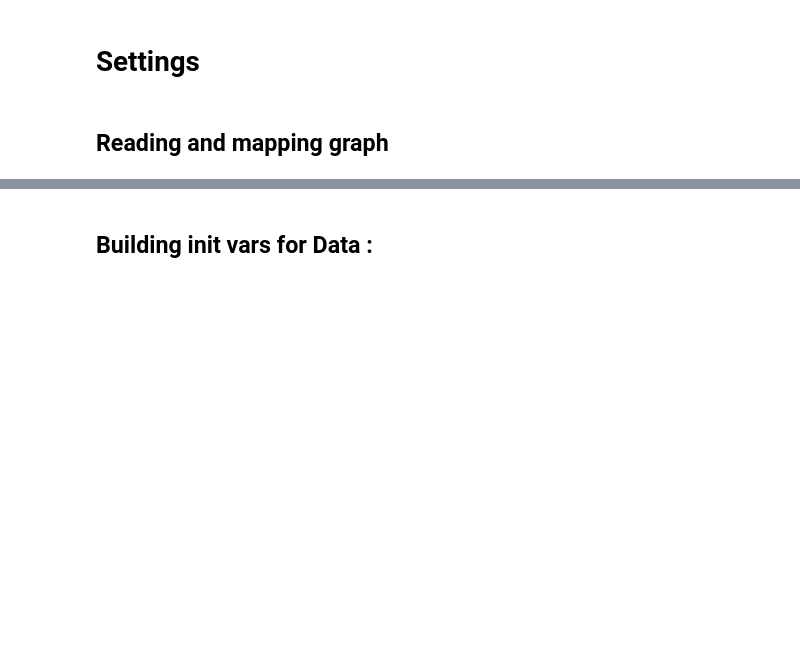
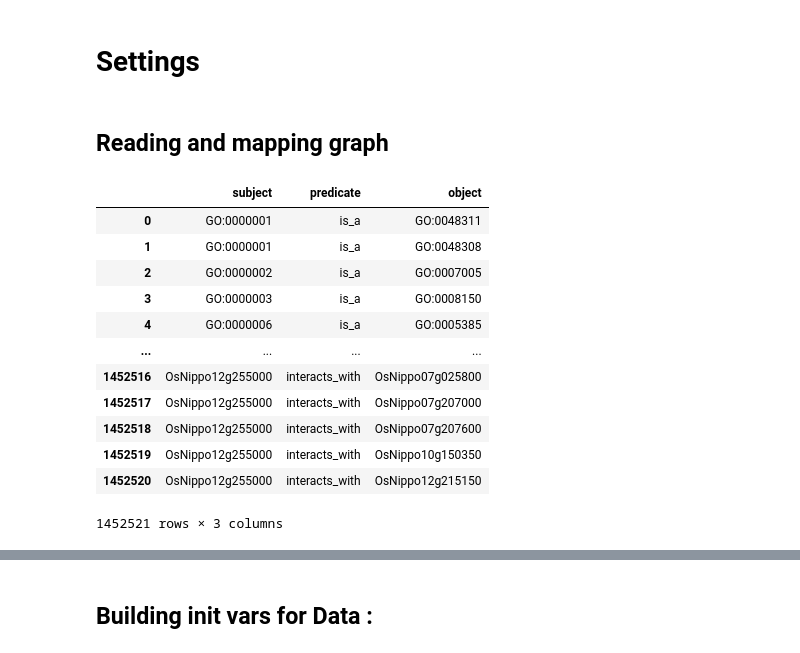
Before and after one commit to ElliotButz/ESL2024, a Jupyter notebook: code/00_Mapping_iric_and_make_datasets.ipynb, the cells around one changed output, grey strips where cells are left out. Cells and saved outputs as stored; diff of their text form; code cells hidden in the pictures; blank space fills up the shorter version.

```diff
--- a/code/00_Mapping_iric_and_make_datasets.ipynb
+++ b/code/00_Mapping_iric_and_make_datasets.ipynb
@@ -24,3 +22,20 @@ train_path = datasets_save_path + 'TRAIN' +  '.pickle'
 device = 'cpu'
 # %% [markdown]
 ## Reading and mapping graph
+# %%
+iric = pd.read_csv(file_path, delimiter='\t')
+display(iric)
+# %% [output]
+|  | subject | predicate | object |
+| 0 | GO:0000001 | is_a | GO:0048311 |
+| 1 | GO:0000001 | is_a | GO:0048308 |
+| 2 | GO:0000002 | is_a | GO:0007005 |
+| 3 | GO:0000003 | is_a | GO:0008150 |
+| 4 | GO:0000006 | is_a | GO:0005385 |
+| ... | ... | ... | ... |
+| 1452516 | OsNippo12g255000 | interacts_with | OsNippo07g025800 |
+| 1452517 | OsNippo12g255000 | interacts_with | OsNippo07g207000 |
+| 1452518 | OsNippo12g255000 | interacts_with | OsNippo07g207600 |
+| 1452519 | OsNippo12g255000 | interacts_with | OsNippo10g150350 |
+| 1452520 | OsNippo12g255000 | interacts_with | OsNippo12g215150 |
+1452521 rows × 3 columns
```
Also changed, not shown: parts of 6 cells of this notebook.
